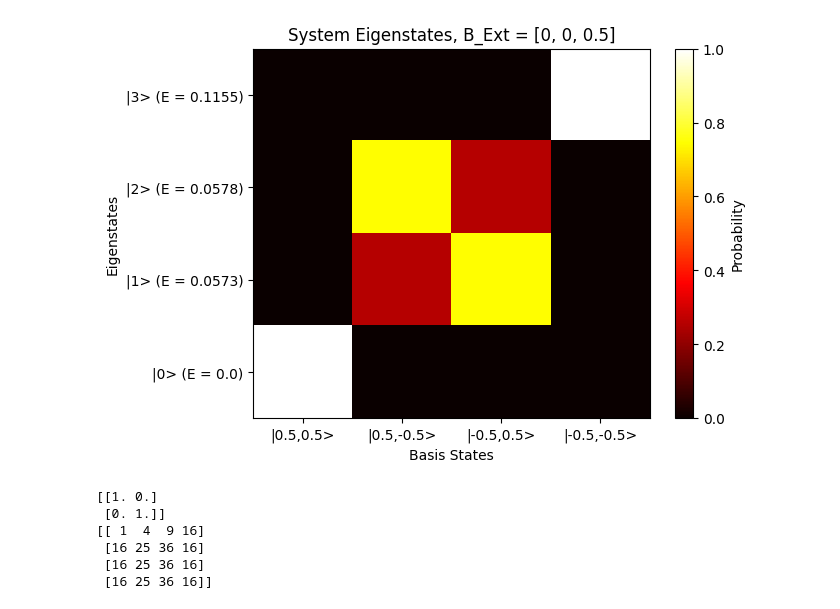
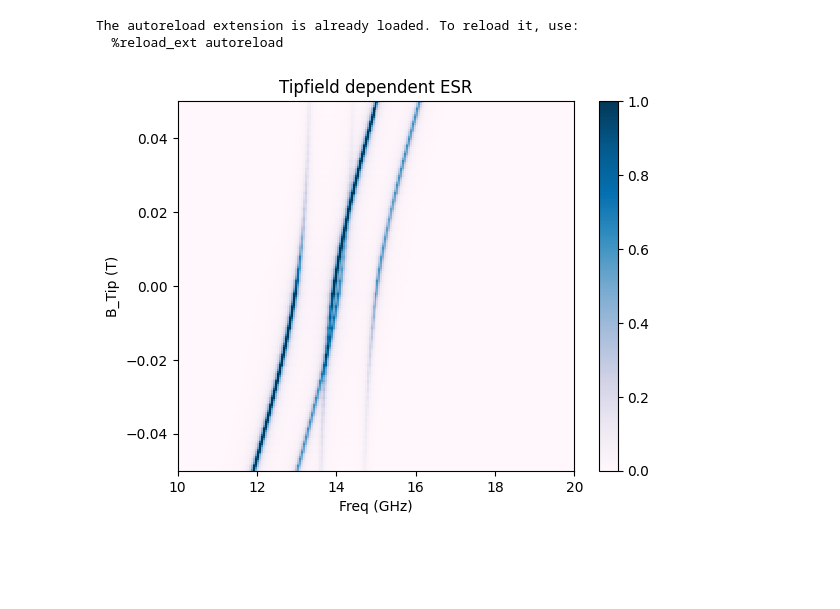
Before and after one commit to paulgreule1999/ESR-Simulation, a Jupyter notebook: Test_SpinSim.ipynb, the cells around one changed output. Cells and saved outputs as stored; diff of their text form; code cells hidden in the pictures; blank space fills up the shorter version.

```diff
--- a/Test_SpinSim.ipynb
+++ b/Test_SpinSim.ipynb
@@ -1,35 +1,30 @@
 # %%
 from ESR_STM_SpinSimulation import SpinSys
+#import importlib
 import numpy as np
+#importlib.reload(SpinSys)
+%load_ext autoreload
+%autoreload 2
 Spins=[0.5,0.5]
 S = SpinSys(Spins)
 S.calcSpinOperators()
 S.B=[0,0,0.5]
-S.BTip=[1e-9,0,0.002]
-S.tip='a'
-S.Dvector=[0,0]
-S.Jvector=np.array([[0.1*S.GHztomeVConversion,0.1*S.GHztomeVConversion,0.1*S.GHztomeVConversion]])
-S.AtomPositions=np.array([[0,0,0],[1,1,0]])
-S.DipoleBool=[False]
-S.calcEigEnergies()
-S.showEigenMatrix()
-#print(S.E_All)
-#print(S.basisStates)
-#S.calcSpinOperators()
+S.BTip=[0.01,0,-0.05]
+S.tip='f'
+S.T=1
+S.Jvector=np.array([[1*S.GHztomeVConversion,1*S.GHztomeVConversion,1*S.GHztomeVConversion]])
+S.AtomPositions=np.array([[0,0,0],[2,2,0]])
+S.DipoleBool=[True]
+#S.calcEigEnergies()
+#S.showEigenMatrix()
+#S.calcESR_Benjamin(norm=False,lw=0.05)
+#S.BTip=[0.01,0,0.05]
+#S.calcEigEnergies()
+#S.calcESR_Benjamin(norm=False,lw=0.05)
+#print(S.E_All_inGHz)
+S.plotESRTipfieldsweep(N_B=200,N_Freq=200,BTipLimits=[-0.05,0.05],lw=0.1,norm=1)
+#print(ESRsignal[1])
 # %% [output]
+The autoreload extension is already loaded. To reload it, use:
+  %reload_ext autoreload
-[figure, old version]
+[figure, new version]
-# %%
-import numpy as np
-A=np.array([[1,2,3,4], [4,5,6,4],[4,5,6,4],[4,5,6,4]])
-B=np.zeros((2,4,4))
-B[0,:,:]=A
-#print(type(S.dimensionOfMatrix))
-print(np.eye(len(np.arange(-0.5,0.5+1))))
-print(A**2)
-# %% [output]
-[[1. 0.]
- [0. 1.]]
-[[ 1  4  9 16]
- [16 25 36 16]
- [16 25 36 16]
- [16 25 36 16]]
```
Also changed, not shown: 1 other file.
